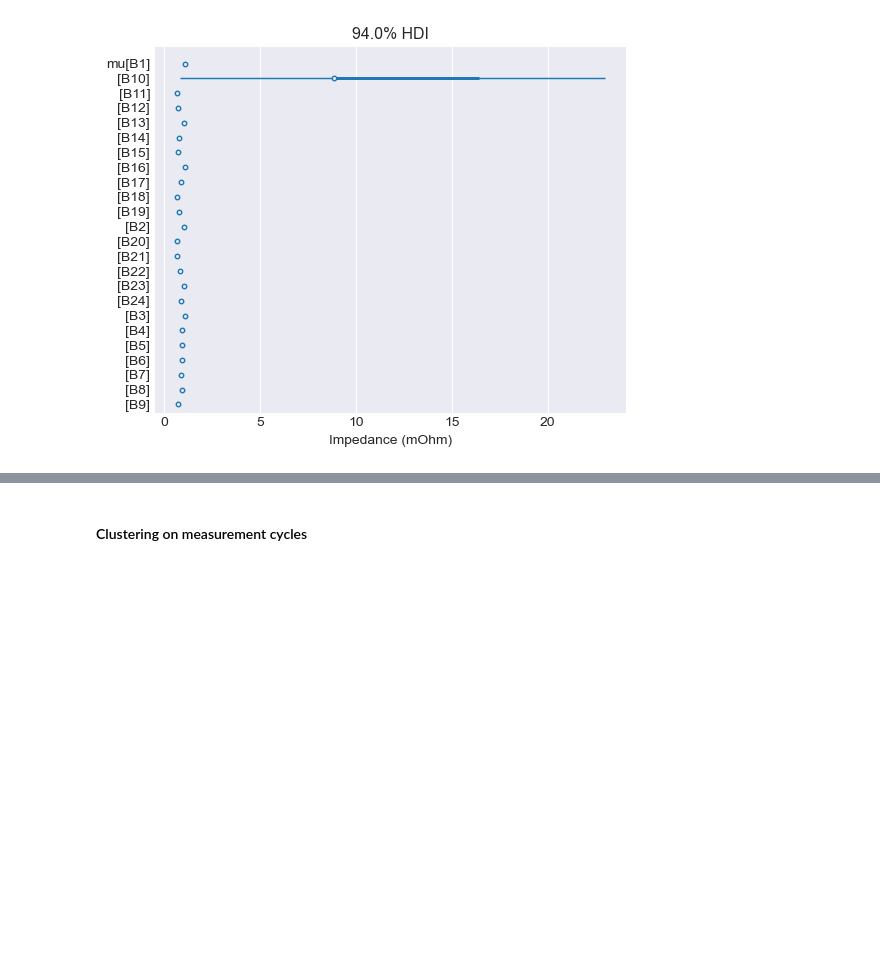
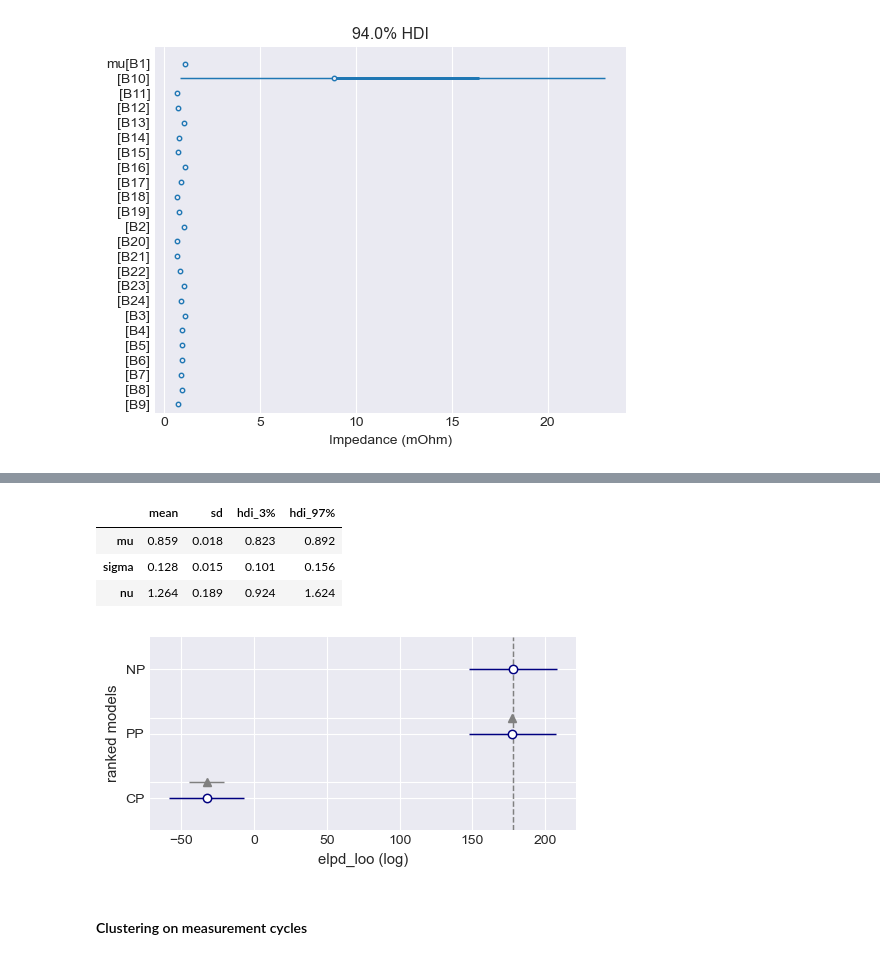
Before and after one commit to sarajcev/bayes_battery, a Jupyter notebook: bayes_analysis.ipynb, the cells around one changed output, grey strips where cells are left out. Saved outputs shown, nothing was run; the diff lists cells and outputs as text; code cells hidden in the pictures; blank space fills up the shorter version.

Commit message:
Add model comparison.

```diff
--- a/bayes_analysis.ipynb
+++ b/bayes_analysis.ipynb
@@ -506,0 +557,18 @@ plt.show()
+# %%
+coords_cells = {
+    'samples': measurements.index,
+}
+# Complete pooling model.
+with pm.Model(coords=coords_cells) as multicell3:
+    # Data containers.
+    zi = pm.Data('zi', measurements['Zi'], dims='samples')
+    # Priors.
+    mu = pm.StudentT('mu', nu=2, mu=0, sigma=40)
+    sigma = pm.HalfStudentT('sigma', nu=2, sigma=10)
+    nu = pm.Exponential('nu', lam=0.5)
+    # Likelihood.
+    obs = pm.StudentT('likelihood', nu=nu, mu=mu, sigma=sigma,
+                      observed=zi, dims='samples')
+    # MCMC sampling.
+    idata_cell3 = pm.sample(4000, target_accept=0.99, max_treedepth=15,
+                            idata_kwargs={'log_likelihood': True})
@@ -507,3 +582,27 @@ plt.show()
+# %%
+az.summary(idata_cell3, kind='stats')
+# %% [output]
+|  | mean | sd | hdi_3% | hdi_97% |
+| mu | 0.859 | 0.018 | 0.823 | 0.892 |
+| sigma | 0.128 | 0.015 | 0.101 | 0.156 |
+| nu | 1.264 | 0.189 | 0.924 | 1.624 |
+# %%
+# Bayesian model comparison.
+traces_dict = {
+    'PP': idata_cell,   # partial pooling
+    'NP': idata_cell2,  # no pooling
+    'CP': idata_cell3,  # complete pooling
+}
+# Pareto-smoothed importance sampling leave-one-out cross-validation (LOOCV).
+model_comparison = az.compare(traces_dict, ic='loo', method='stacking')
+
+fig, ax = plt.subplots(figsize=(5, 2.6))
+az.plot_compare(model_comparison, plot_ic_diff=True, title=False,
+                textsize=10, plot_kwargs={'color_ic': 'navy'}, ax=ax)
+fig.tight_layout()
+plt.show()
+# %% [output]
+[figure, added]
 # %% [markdown]
 #### Clustering on measurement cycles
 # %%
```
Also changed, not shown: parts of 8 cells of this notebook.
